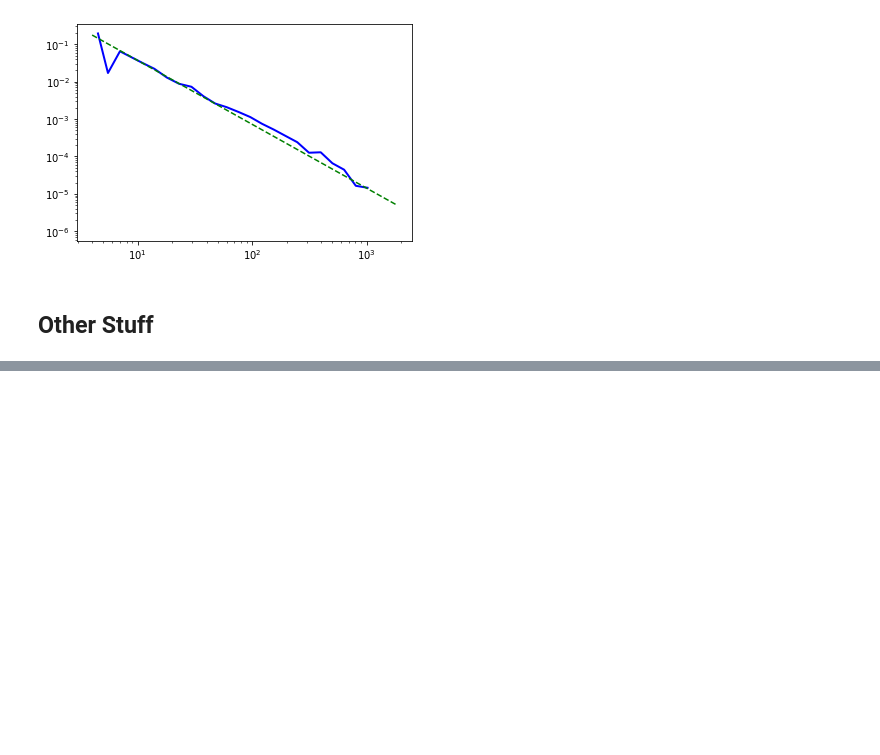
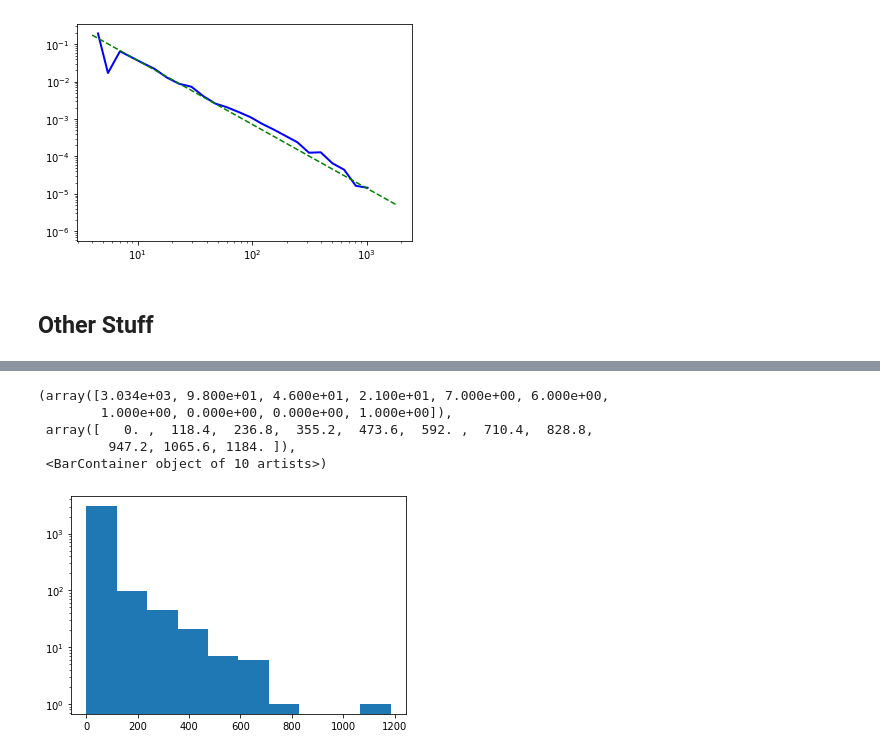
Before and after one commit to NicolaClark/TGNAP2021, a Jupyter notebook: notebooks/Main notebook.ipynb, the cells around one changed output, grey strips where cells are left out. Drawn from its saved outputs; the diff is of its cells as text; code cells hidden in the pictures; blank space fills up the shorter version.

Commit message:
find_cap
added capacity function find cap

```diff
--- a/notebooks/Main notebook.ipynb
+++ b/notebooks/Main notebook.ipynb
@@ -376,0 +431,16 @@ Created in <span style='font-weight:600;margin-left:4px;'>Deepnote</span></a>
+# %%
+def find_cap(G,per_extra=0.25):
+    assert per_extra<=1 and per_extra>=0, "per_extra is a probability please enter a value from 1 to 0"
+    cap=["na" for i in G.nodes()]
+    for node in G.nodes():
+        cap[node]=math.floor(mininout[node]+mininout[node]*per_extra)
+    return cap
+# %%
+plt.hist(find_cap(G,per_extra=0.3),log=True)
+# %% [output]
+(array([3.034e+03, 9.800e+01, 4.600e+01, 2.100e+01, 7.000e+00, 6.000e+00,
+        1.000e+00, 0.000e+00, 0.000e+00, 1.000e+00]),
+ array([   0. ,  118.4,  236.8,  355.2,  473.6,  592. ,  710.4,  828.8,
+         947.2, 1065.6, 1184. ]),
+ <BarContainer object of 10 artists>)
+[figure, added]
```
Also changed, not shown: parts of 9 cells of this notebook, 1 other file.
